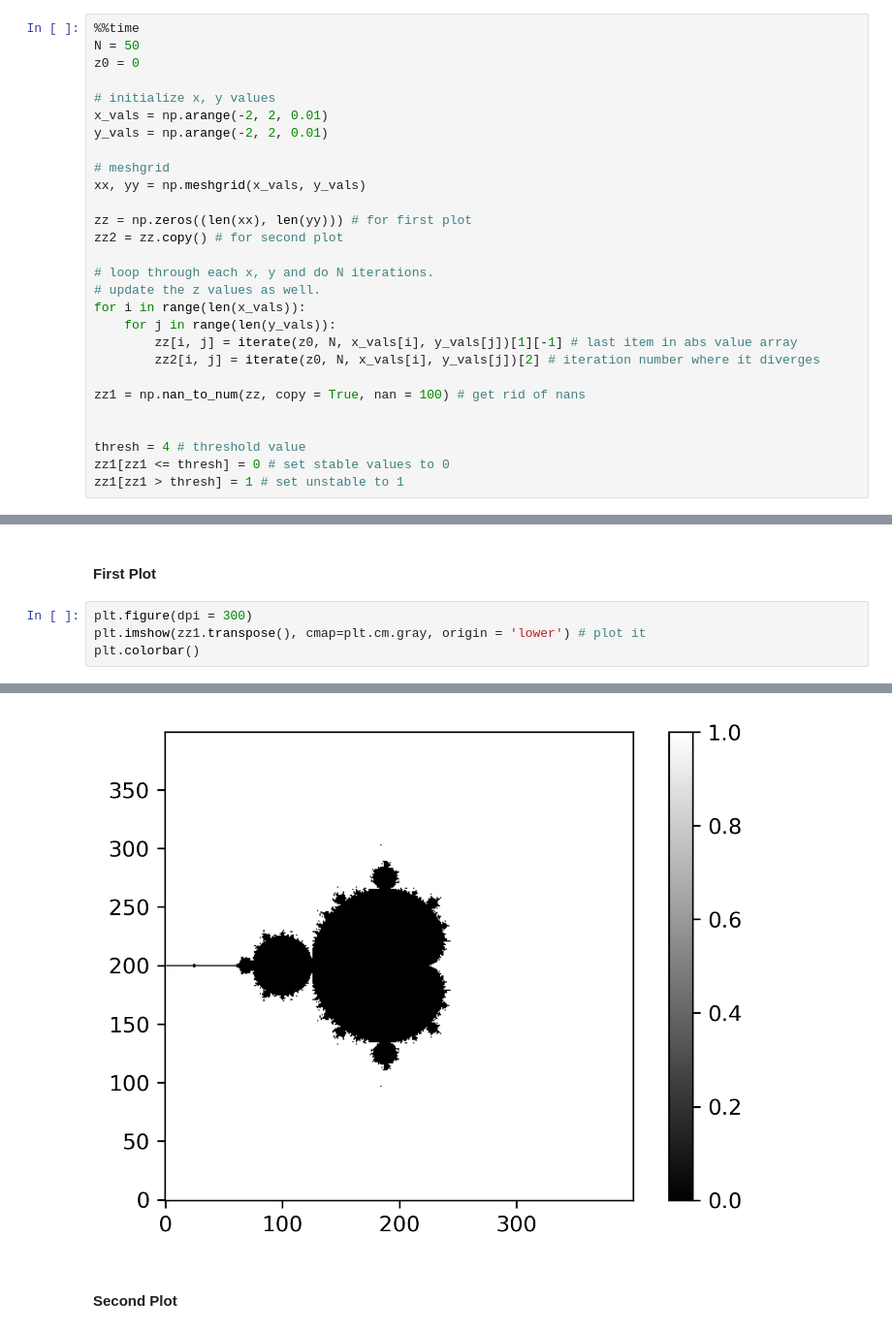
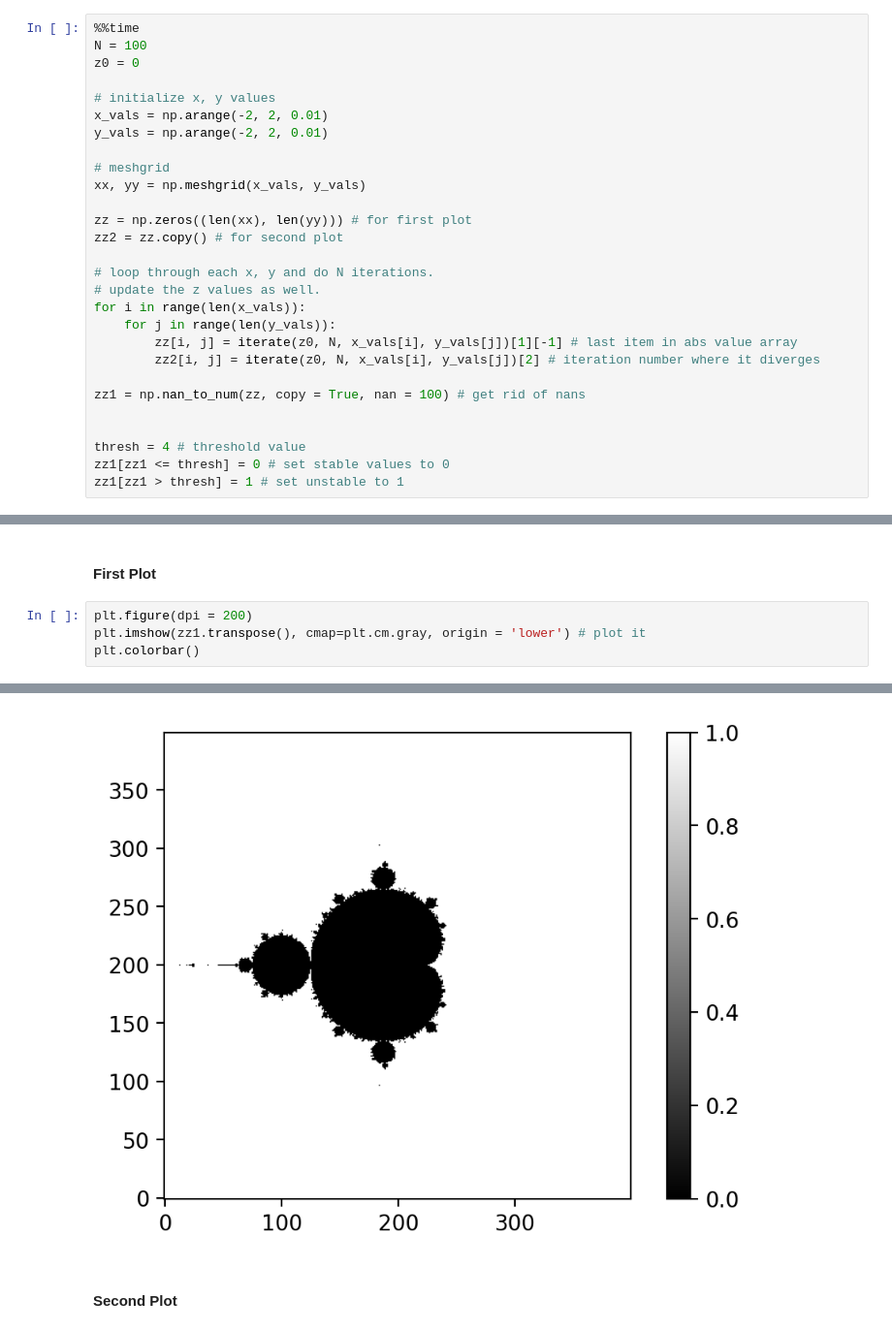
Before and after one commit to IanNiebres/CTA200_2022, a Jupyter notebook: assignment_3/assignment_3_question_1.ipynb, the cells around one changed output, grey strips where cells are left out. Shown at 97% size. Saved outputs shown, nothing was run; the diff lists cells and outputs as text.

```diff
--- a/assignment_3/assignment_3_question_1.ipynb
+++ b/assignment_3/assignment_3_question_1.ipynb
@@ -10,7 +10,7 @@ import matplotlib.pyplot as plt
 ### Question 1
 # %%
 %%time
-N = 50
+N = 100
 z0 = 0
 
 # initialize x, y values
@@ -42,12 +42,12 @@ Wall time: 39.5 s
 # %% [markdown]
 #### First Plot
 # %%
-plt.figure(dpi = 300)
+plt.figure(dpi = 200)
 plt.imshow(zz1.transpose(), cmap=plt.cm.gray, origin = 'lower') # plot it
 plt.colorbar()
 # %% [output]
 <matplotlib.colorbar.Colorbar at 0x...>
-[figure, old version]
+[figure, new version]
 # %% [markdown]
 #### Second Plot
 # %%
```
Also changed, not shown: parts of 2 cells of this notebook, 1 other file.
